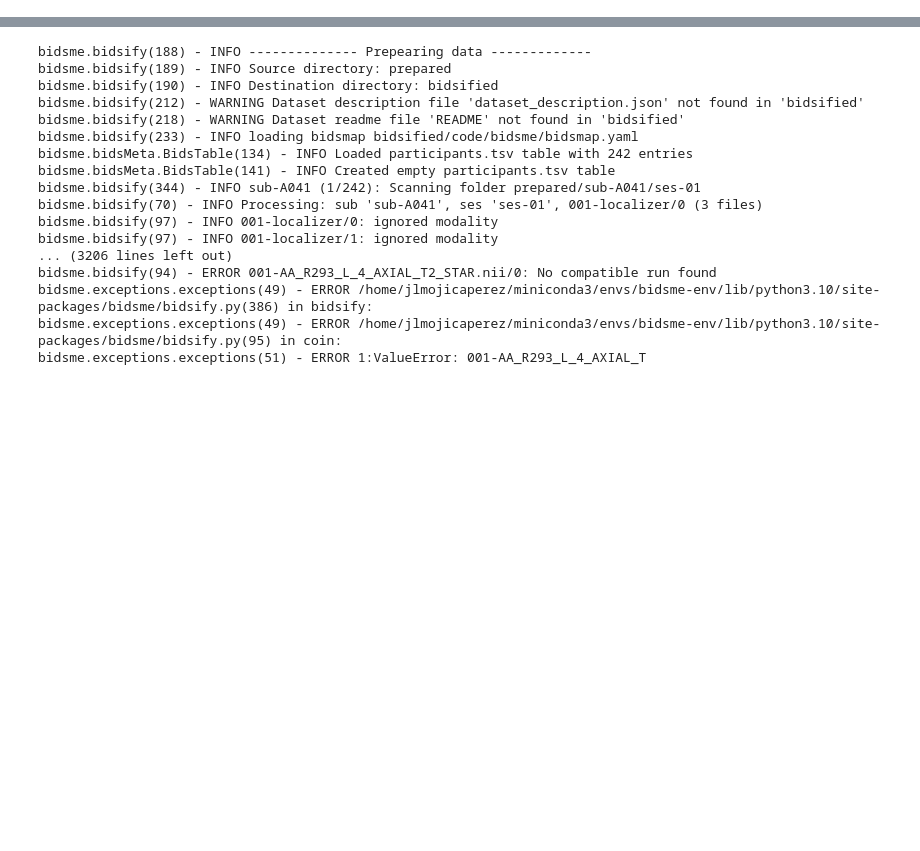
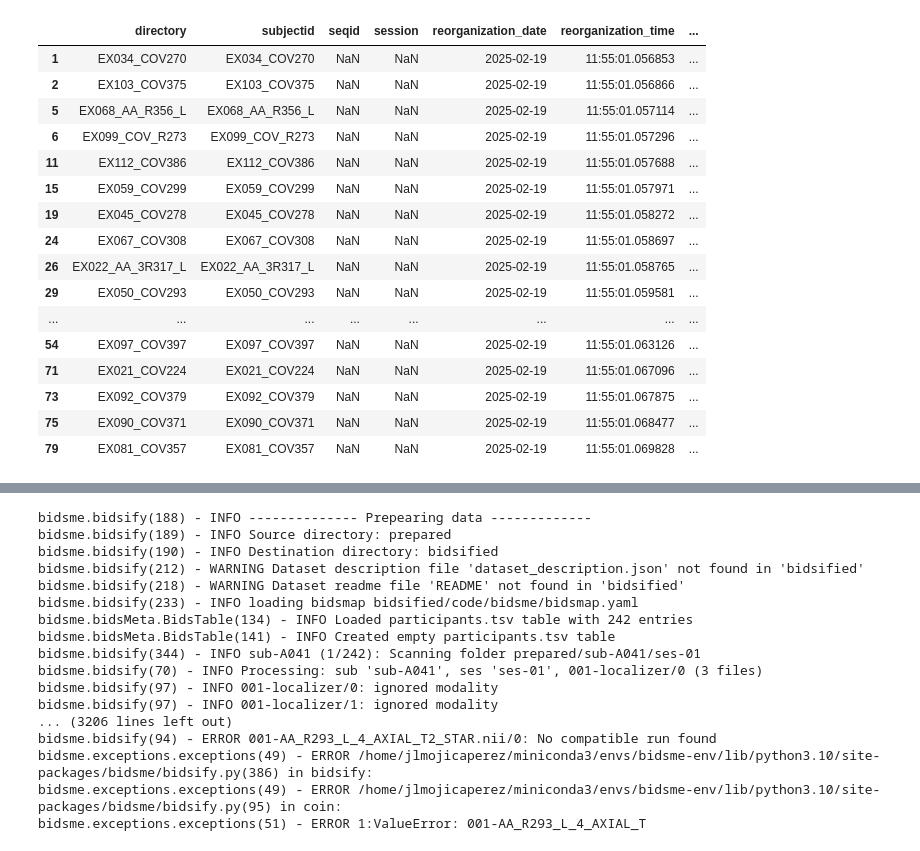
Before and after one commit to Aging-and-Brain-Health-Alliance/Bidsification, a Jupyter notebook: code/bidsify.ipynb, the cells around one changed output, grey strips where cells are left out. Cells and saved outputs as stored; diff of their text form; code cells hidden in the pictures; blank space fills up the shorter version.

```diff
--- a/code/bidsify.ipynb
+++ b/code/bidsify.ipynb
@@ -285,3 +301,23 @@ reorganization_log
+# %%
+reorganization_log.loc[reorganization_log["reorganization_status"] == "fail"]
+# %% [output]
+|  | directory | subjectid | seqid | session | reorganization_date | reorganization_time | ... |
+| 1 | EX034_COV270 | EX034_COV270 | NaN | NaN | 2025-02-19 | 11:55:01.056853 | ... |
+| 2 | EX103_COV375 | EX103_COV375 | NaN | NaN | 2025-02-19 | 11:55:01.056866 | ... |
+| 5 | EX068_AA_R356_L | EX068_AA_R356_L | NaN | NaN | 2025-02-19 | 11:55:01.057114 | ... |
+| 6 | EX099_COV_R273 | EX099_COV_R273 | NaN | NaN | 2025-02-19 | 11:55:01.057296 | ... |
+| 11 | EX112_COV386 | EX112_COV386 | NaN | NaN | 2025-02-19 | 11:55:01.057688 | ... |
+| 15 | EX059_COV299 | EX059_COV299 | NaN | NaN | 2025-02-19 | 11:55:01.057971 | ... |
+| 19 | EX045_COV278 | EX045_COV278 | NaN | NaN | 2025-02-19 | 11:55:01.058272 | ... |
+| 24 | EX067_COV308 | EX067_COV308 | NaN | NaN | 2025-02-19 | 11:55:01.058697 | ... |
+| 26 | EX022_AA_3R317_L | EX022_AA_3R317_L | NaN | NaN | 2025-02-19 | 11:55:01.058765 | ... |
+| 29 | EX050_COV293 | EX050_COV293 | NaN | NaN | 2025-02-19 | 11:55:01.059581 | ... |
+| ... | ... | ... | ... | ... | ... | ... | ... |
+| 54 | EX097_COV397 | EX097_COV397 | NaN | NaN | 2025-02-19 | 11:55:01.063126 | ... |
+| 71 | EX021_COV224 | EX021_COV224 | NaN | NaN | 2025-02-19 | 11:55:01.067096 | ... |
+| 73 | EX092_COV379 | EX092_COV379 | NaN | NaN | 2025-02-19 | 11:55:01.067875 | ... |
+| 75 | EX090_COV371 | EX090_COV371 | NaN | NaN | 2025-02-19 | 11:55:01.068477 | ... |
+| 79 | EX081_COV357 | EX081_COV357 | NaN | NaN | 2025-02-19 | 11:55:01.069828 | ... |
 # %%
 logger = bidsme.init()
 if not os.path.isdir(prepared_dir):
```
Also changed, not shown: parts of 8 cells of this notebook, 9 other files.
